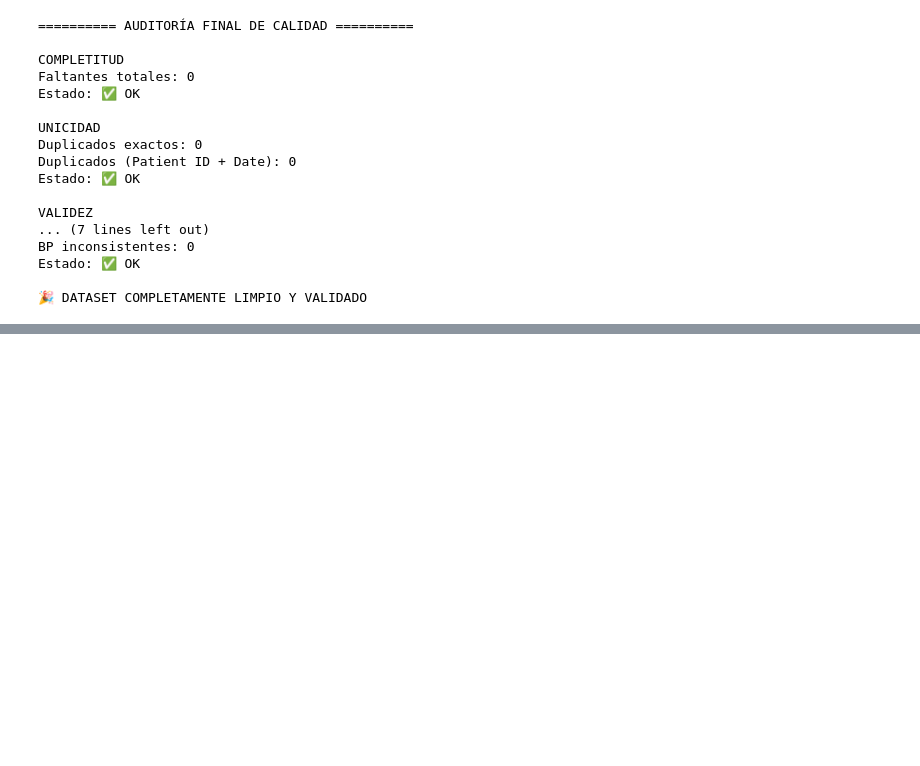
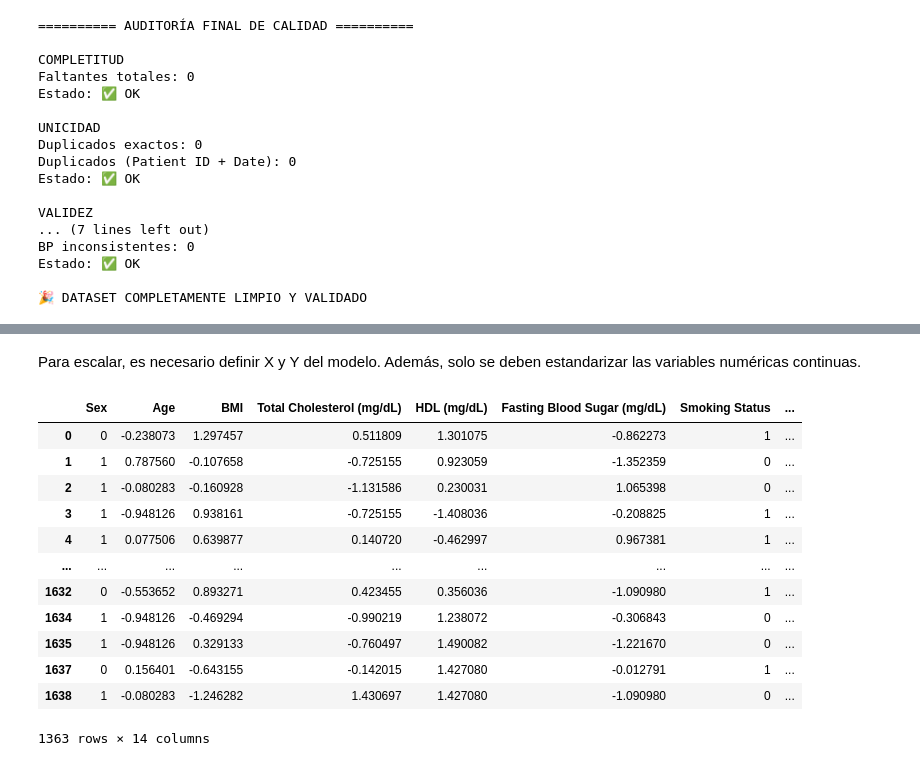
Before and after one commit to SantiSeade/Practica1_AprendizajeDeMaquina, a Jupyter notebook: Laboratorios/L1 Regresion Lineal/LAB1.ipynb, the cells around one changed output, grey strips where cells are left out. Saved outputs shown, nothing was run; the diff lists cells and outputs as text; code cells hidden in the pictures; blank space fills up the shorter version.

Commit message:
Transformación (estandarización) de los datos para el modelo de regresión

```diff
--- a/Laboratorios/L1 Regresion Lineal/LAB1.ipynb
+++ b/Laboratorios/L1 Regresion Lineal/LAB1.ipynb
@@ -790,0 +923,4 @@ Estado: ✅ OK
+# %%
+datos_transformados['Physical Activity Level'] = encoder_actividad.fit_transform(datos_transformados[['Physical Activity Level']]).astype(int)
+datos_transformados['Blood Pressure Category'] = encoder_presion.fit_transform(datos_transformados[['Blood Pressure Category']]).astype(int)
+datos_transformados['CVD Risk Level'] = encoder_nivel.fit_transform(datos_transformados[['CVD Risk Level']]).astype(int)
@@ -790,0 +958,16 @@ Estado: ✅ OK
+# %%
+datos_para_modelo = datos_transformados.copy()
+
+columnas_eliminar = [
+    "Patient ID",
+    "Date of Service",
+    "CVD Risk Level",
+    "Blood Pressure (mmHg)",
+    "Height (cm)",
+    "Weight (kg)",
+    "Height (m)",
+    "Abdominal Circumference (cm)",
+    "Blood Pressure Category"
+]
+
+datos_para_modelo = datos_para_modelo.drop(columns=columnas_eliminar)
@@ -790,0 +994,37 @@ Estado: ✅ OK
+# %% [markdown]
+Para escalar, es necesario definir X y Y del modelo. Además, solo se deben estandarizar las variables numéricas continuas.
+# %%
+target = "CVD Risk Score"
+X = datos_para_modelo.drop(columns=[target])
+y = datos_para_modelo[target]
+# %%
+columnas_continuas = [
+    "Age",
+    "BMI",
+    "Waist-to-Height Ratio",
+    "Total Cholesterol (mg/dL)",
+    "HDL (mg/dL)",
+    "Estimated LDL (mg/dL)",
+    "Fasting Blood Sugar (mg/dL)",
+    "Systolic BP",
+    "Diastolic BP"
+]
+
+scaler = StandardScaler()
+X[columnas_continuas] = scaler.fit_transform(X[columnas_continuas])
+# %%
+X
+# %% [output]
+|  | Sex | Age | BMI | Total Cholesterol (mg/dL) | HDL (mg/dL) | Fasting Blood Sugar (mg/dL) | Smoking Status | ... |
+| 0 | 0 | -0.238073 | 1.297457 | 0.511809 | 1.301075 | -0.862273 | 1 | ... |
+| 1 | 1 | 0.787560 | -0.107658 | -0.725155 | 0.923059 | -1.352359 | 0 | ... |
+| 2 | 1 | -0.080283 | -0.160928 | -1.131586 | 0.230031 | 1.065398 | 0 | ... |
+| 3 | 1 | -0.948126 | 0.938161 | -0.725155 | -1.408036 | -0.208825 | 1 | ... |
+| 4 | 1 | 0.077506 | 0.639877 | 0.140720 | -0.462997 | 0.967381 | 1 | ... |
+| ... | ... | ... | ... | ... | ... | ... | ... | ... |
+| 1632 | 0 | -0.553652 | 0.893271 | 0.423455 | 0.356036 | -1.090980 | 1 | ... |
+| 1634 | 1 | -0.948126 | -0.469294 | -0.990219 | 1.238072 | -0.306843 | 0 | ... |
+| 1635 | 1 | -0.948126 | 0.329133 | -0.760497 | 1.490082 | -1.221670 | 0 | ... |
+| 1637 | 0 | 0.156401 | -0.643155 | -0.142015 | 1.427080 | -0.012791 | 1 | ... |
+| 1638 | 1 | -0.080283 | -1.246282 | 1.430697 | 1.427080 | -1.090980 | 0 | ... |
+1363 rows × 14 columns
```
Also changed, not shown: parts of 19 cells of this notebook.
